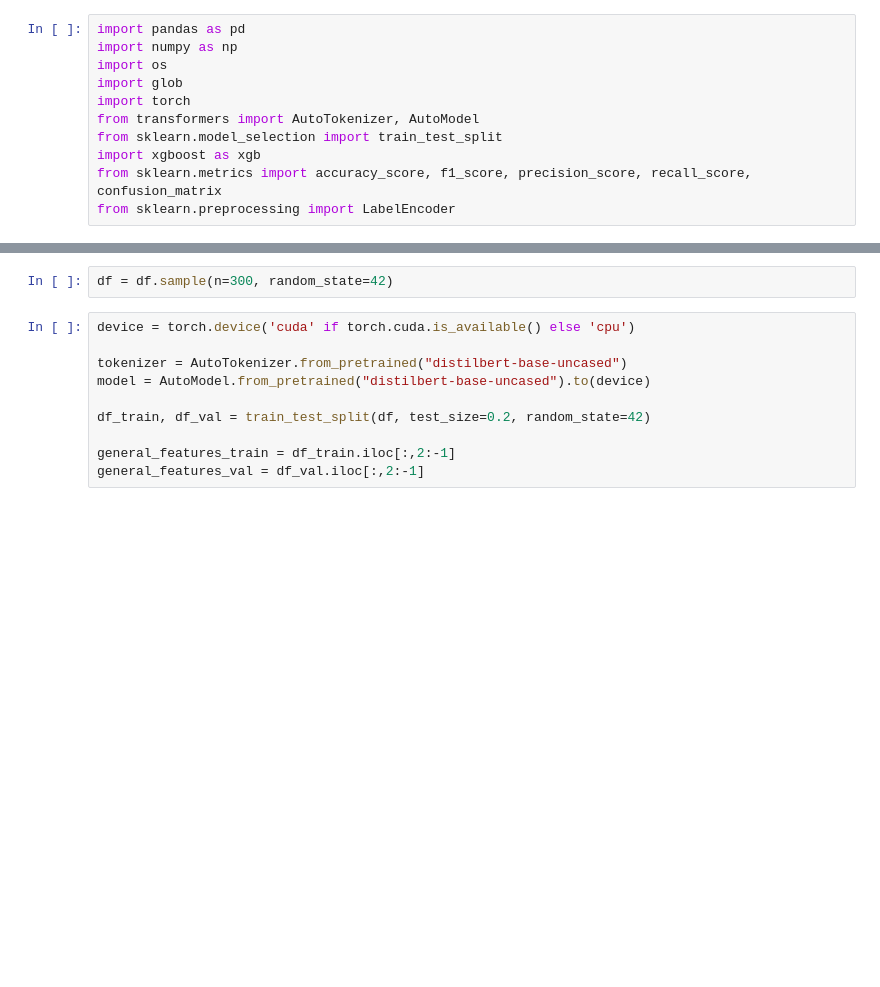
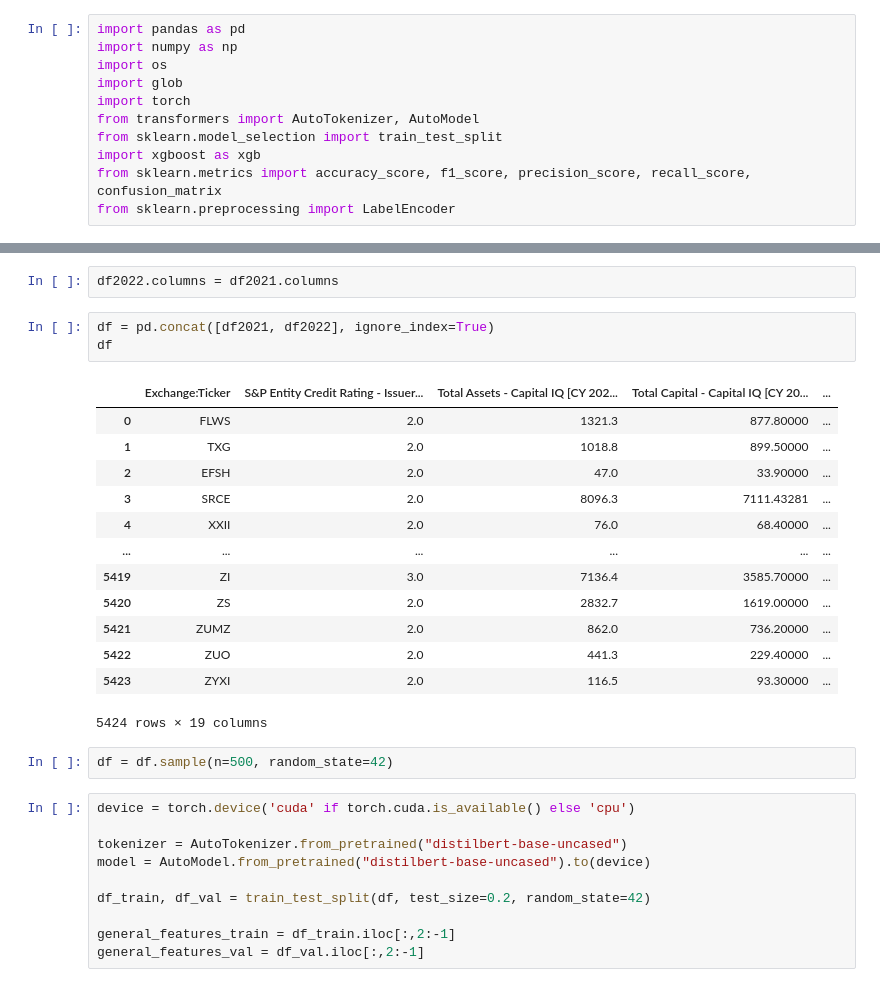
Before and after one commit to lee2nd/us_stock_forecast_with_bert_and_xgboost, a Jupyter notebook: run.ipynb, the cells around one changed output, grey strips where cells are left out. Saved outputs shown, nothing was run; the diff lists cells and outputs as text; blank space fills up the shorter version.

```diff
--- a/run.ipynb
+++ b/run.ipynb
@@ -169,5 +185,24 @@ df
+# %%
+df2022.columns = df2021.columns
+# %%
+df = pd.concat([df2021, df2022], ignore_index=True)
+df
+# %% [output]
+|  | Exchange:Ticker | S&P Entity Credit Rating - Issuer... | Total Assets - Capital IQ [CY 202... | Total Capital - Capital IQ [CY 20... | ... |
+| 0 | FLWS | 2.0 | 1321.3 | 877.80000 | ... |
+| 1 | TXG | 2.0 | 1018.8 | 899.50000 | ... |
+| 2 | EFSH | 2.0 | 47.0 | 33.90000 | ... |
+| 3 | SRCE | 2.0 | 8096.3 | 7111.43281 | ... |
+| 4 | XXII | 2.0 | 76.0 | 68.40000 | ... |
+| ... | ... | ... | ... | ... | ... |
+| 5419 | ZI | 3.0 | 7136.4 | 3585.70000 | ... |
+| 5420 | ZS | 2.0 | 2832.7 | 1619.00000 | ... |
+| 5421 | ZUMZ | 2.0 | 862.0 | 736.20000 | ... |
+| 5422 | ZUO | 2.0 | 441.3 | 229.40000 | ... |
+| 5423 | ZYXI | 2.0 | 116.5 | 93.30000 | ... |
+5424 rows × 19 columns
 # %%
-df = df.sample(n=300, random_state=42)
+df = df.sample(n=500, random_state=42)
 # %%
 device = torch.device('cuda' if torch.cuda.is_available() else 'cpu')
 
```
Also changed, not shown: parts of 6 cells of this notebook.
